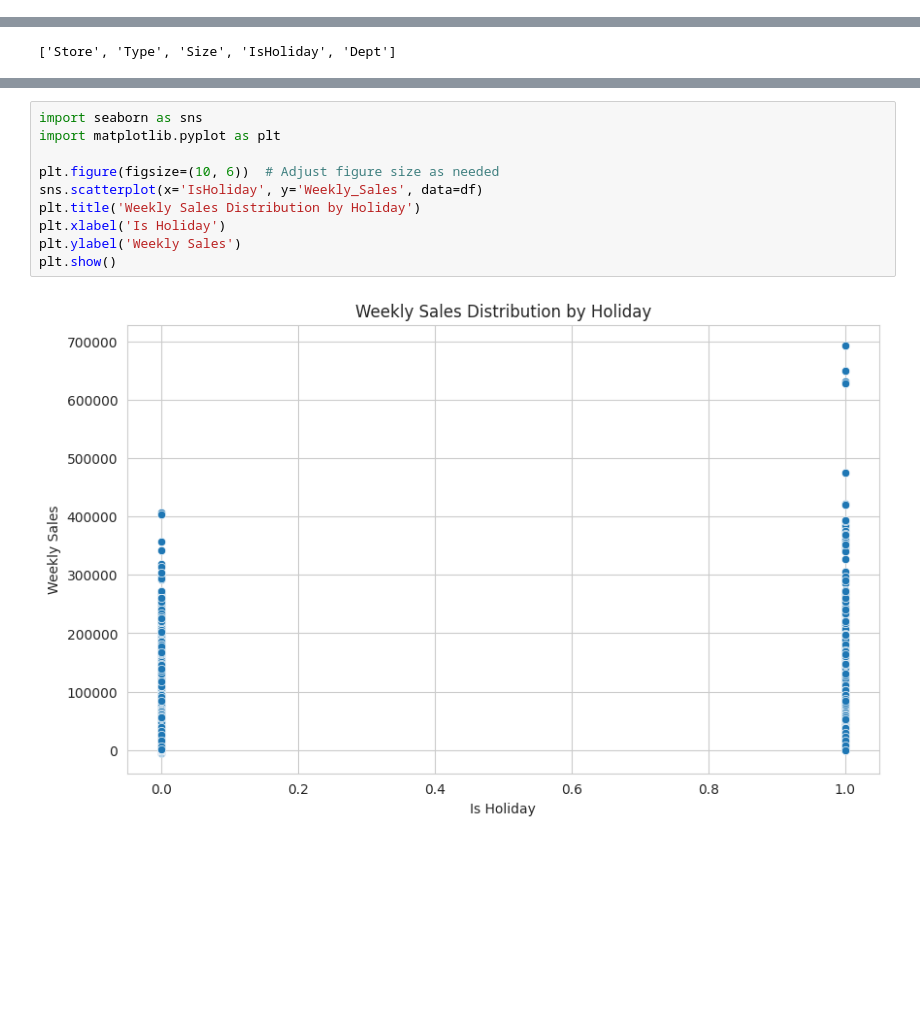
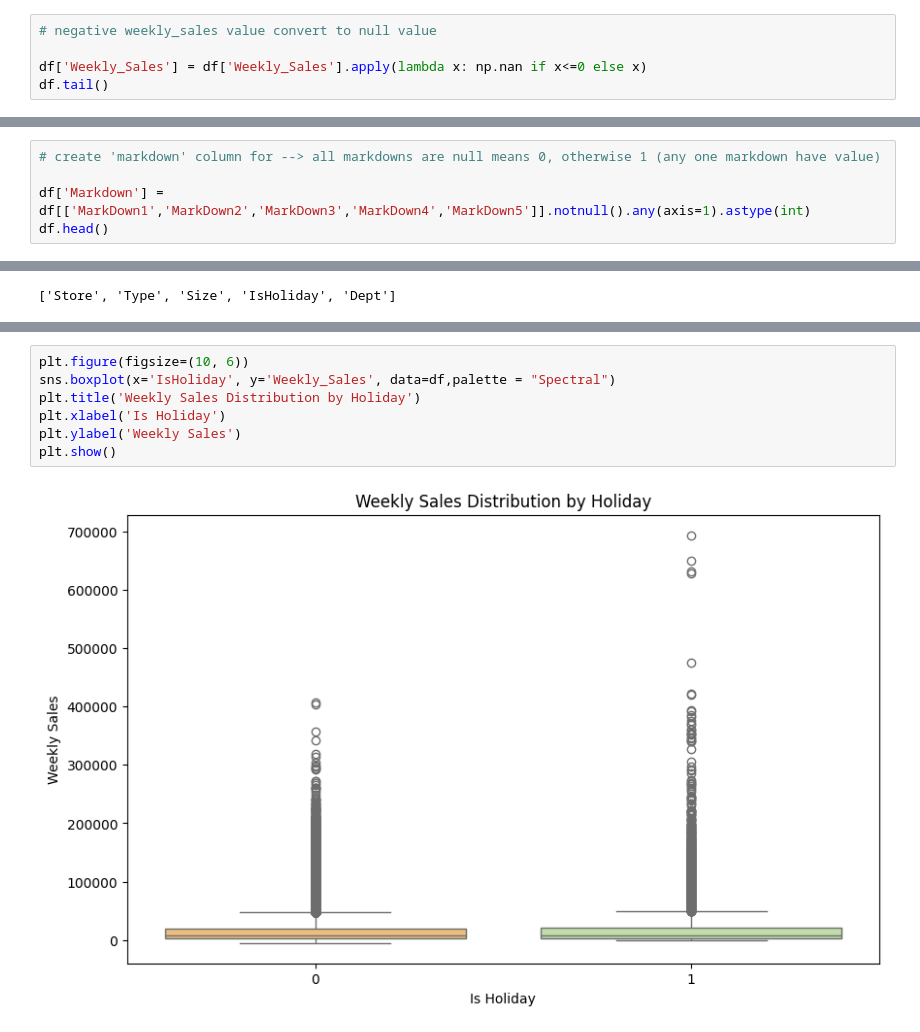
Before and after one commit to SriRamK345/Retail_Sales_Forecast, a Jupyter notebook: Sales_Final_Project.ipynb, the cells around one changed output, grey strips where cells are left out. Drawn from its saved outputs; the diff is of its cells as text; blank space fills up the shorter version.

```diff
--- a/Sales_Final_Project.ipynb
+++ b/Sales_Final_Project.ipynb
@@ -218,0 +241,5 @@ df.head()
+# %%
+# negative weekly_sales value convert to null value
+
+df['Weekly_Sales'] = df['Weekly_Sales'].apply(lambda x: np.nan if x<=0 else x)
+df.tail()
@@ -410,0 +575,5 @@ df['Type'] = df['Type'].map({'A':1, 'B':2, 'C':3})
+# %%
+# create 'markdown' column for --> all markdowns are null means 0, otherwise 1 (any one markdown have value)
+
+df['Markdown'] = df[['MarkDown1','MarkDown2','MarkDown3','MarkDown4','MarkDown5']].notnull().any(axis=1).astype(int)
+df.head()
@@ -572,12 +788,9 @@ plt.show()
 # %%
-import seaborn as sns
-import matplotlib.pyplot as plt
-
-plt.figure(figsize=(10, 6))  # Adjust figure size as needed
-sns.scatterplot(x='IsHoliday', y='Weekly_Sales', data=df)
+plt.figure(figsize=(10, 6))
+sns.boxplot(x='IsHoliday', y='Weekly_Sales', data=df,palette = "Spectral")
 plt.title('Weekly Sales Distribution by Holiday')
 plt.xlabel('Is Holiday')
 plt.ylabel('Weekly Sales')
 plt.show()
 # %% [output]
-[figure, old version]
+[figure, new version]
```
Also changed, not shown: parts of 83 cells of this notebook.
